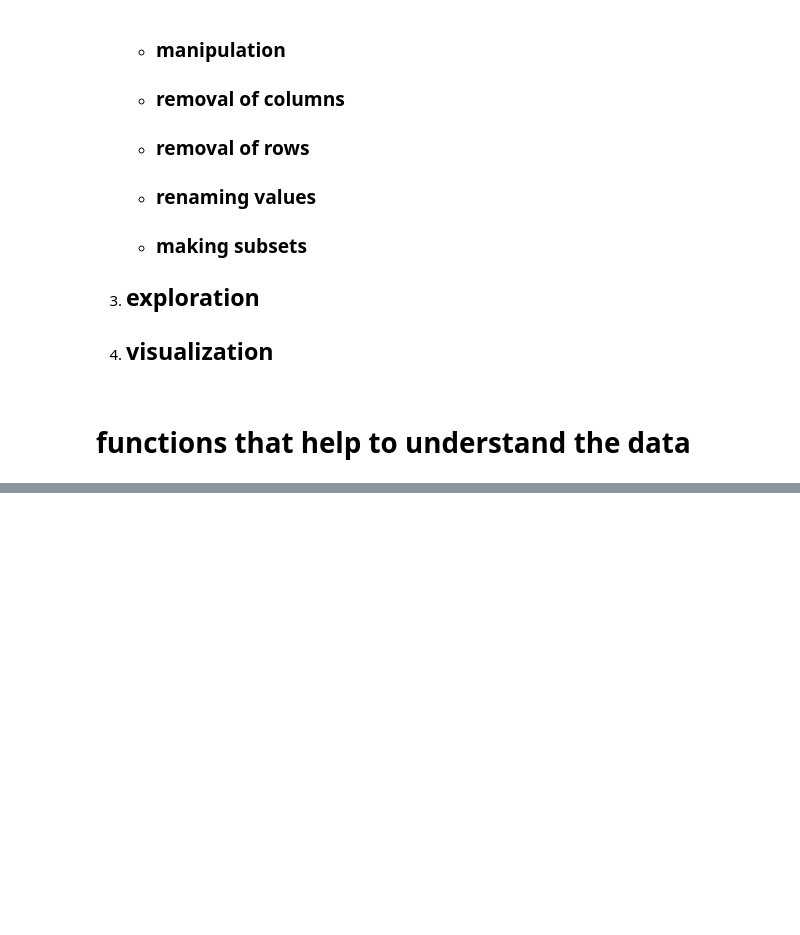
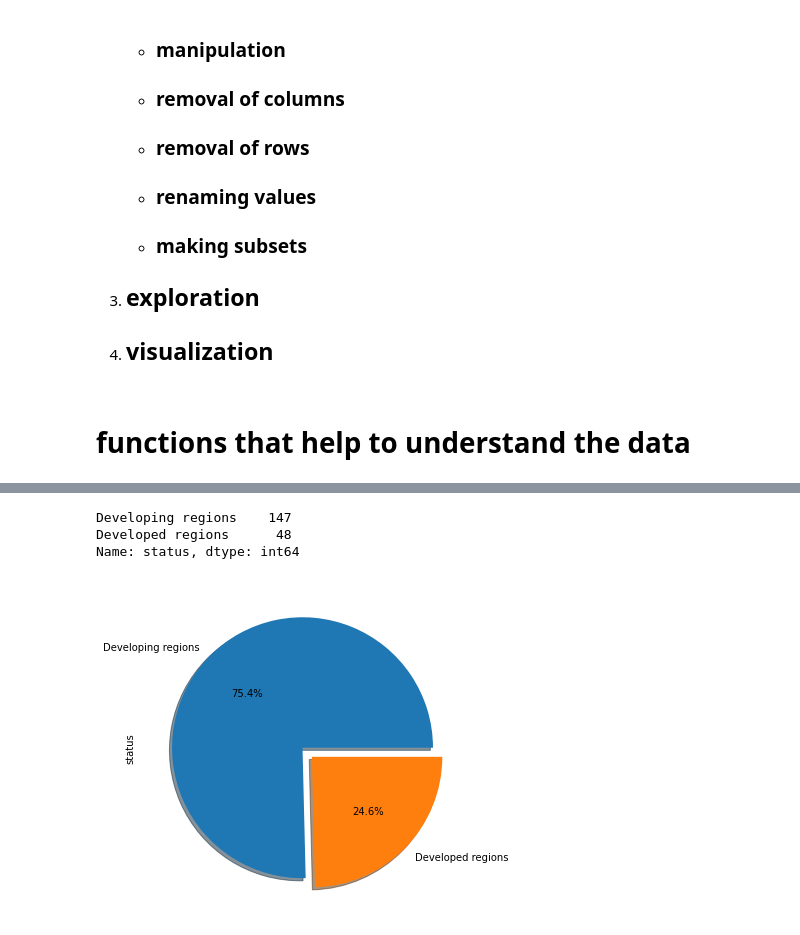
Before and after one commit to zaid-kamil/DPPYDS63021AUG, a Jupyter notebook: data analysis/data_analysis.ipynb, the cells around one changed output, grey strips where cells are left out. Drawn from its saved outputs; the diff is of its cells as text; code cells hidden in the pictures; blank space fills up the shorter version.

```diff
--- a/data analysis/data_analysis.ipynb
+++ b/data analysis/data_analysis.ipynb
@@ -58,0 +258,35 @@ df.loc['Brazil']
+# %%
+# removing columns in dataframe
+cols_to_drop = ['Type','AREA','REG','DEV',
+                'Unnamed: 43','Unnamed: 44',
+                'Unnamed: 45','Unnamed: 46',
+                'Unnamed: 47','Unnamed: 48',
+                'Unnamed: 49','Unnamed: 50']
+df.drop(cols_to_drop, axis=1, inplace=True)
+# %%
+df.rename(
+    columns={
+        'Coverage':'Type',
+        'AreaName':'Continent',
+        'RegName':'region',
+        'DevName':'status'
+    }, inplace=True
+)
+# %%
+df.index.name= 'Country'
+# %%
+df['status'].value_counts()
+# %% [output]
+Developing regions    147
+Developed regions      48
+Name: status, dtype: int64
+# %%
+df['status'].value_counts().plot.pie(
+                                    autopct='%.1f%%',
+                                    shadow=True,
+                                    explode=[0,.1],
+                                    figsize=(6,6)
+)
+plt.show()
+# %% [output]
+[figure, added]
```
Also changed, not shown: parts of 24 cells of this notebook.
